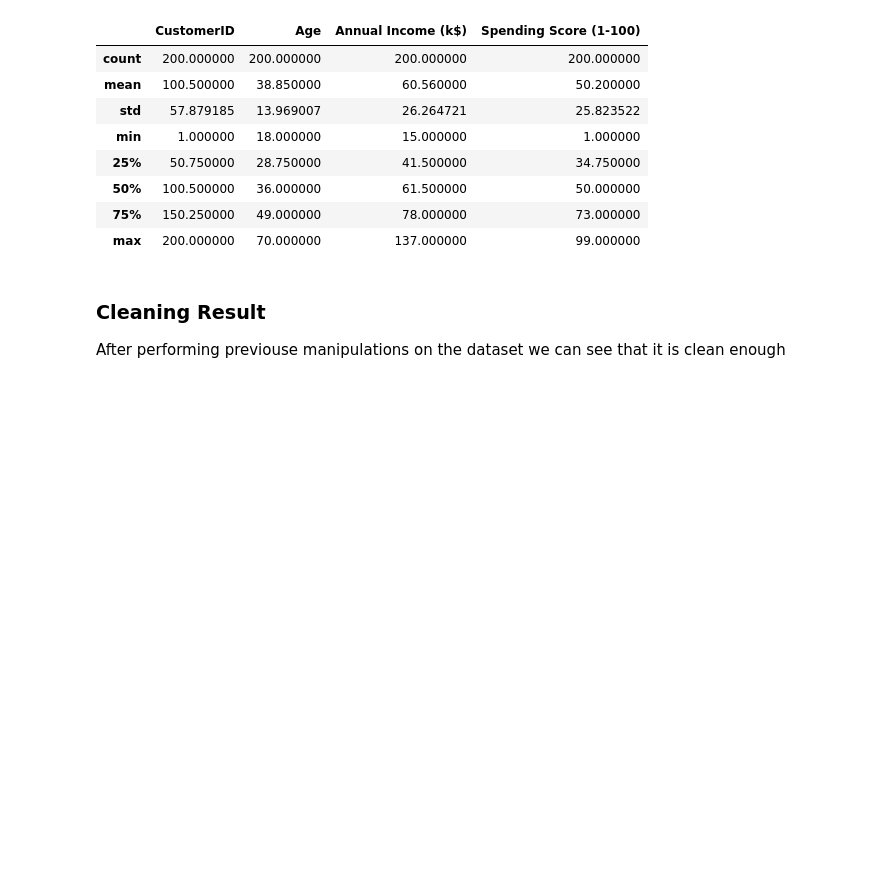
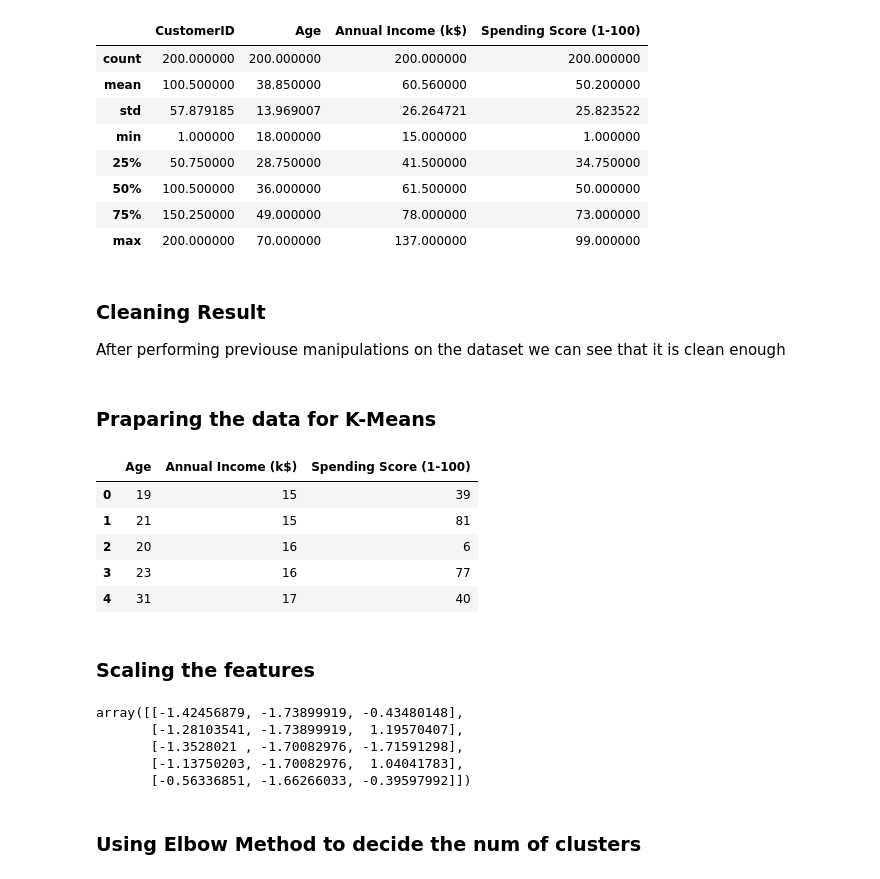
Before and after one commit to PolinaYukhnovets/AIML_3_CustomerSegmentation_byte, a Jupyter notebook: customer_segmentation.ipynb, the cells around one changed output. Drawn from its saved outputs; the diff is of its cells as text; code cells hidden in the pictures; blank space fills up the shorter version.

```diff
--- a/customer_segmentation.ipynb
+++ b/customer_segmentation.ipynb
@@ -69,3 +69,38 @@ Duplicate rows: 0
 After performing previouse manipulations on the dataset we can see that it is clean enough
 # %%
 df.head(20).to_csv("examples/cleaned_dataset_sample.csv", index=False)
+# %% [markdown]
+### Praparing the data for K-Means
+# %%
+X = df[[
+    "Age",
+    "Annual Income (k$)",
+    "Spending Score (1-100)"
+]]
+
+X.head()
+# %% [output]
+|  | Age | Annual Income (k$) | Spending Score (1-100) |
+| 0 | 19 | 15 | 39 |
+| 1 | 21 | 15 | 81 |
+| 2 | 20 | 16 | 6 |
+| 3 | 23 | 16 | 77 |
+| 4 | 31 | 17 | 40 |
+# %% [markdown]
+### Scaling the features
+# %%
+from sklearn.preprocessing import StandardScaler
+
+scaler = StandardScaler()
+
+X_scaled = scaler.fit_transform(X)
+
+X_scaled[:5]
+# %% [output]
+array([[-1.42456879, -1.73899919, -0.43480148],
+       [-1.28103541, -1.73899919,  1.19570407],
+       [-1.3528021 , -1.70082976, -1.71591298],
+       [-1.13750203, -1.70082976,  1.04041783],
+       [-0.56336851, -1.66266033, -0.39597992]])
+# %% [markdown]
+### Using Elbow Method to decide the num of clusters
```
Also changed, not shown: parts of 6 cells of this notebook, 2 other files.
